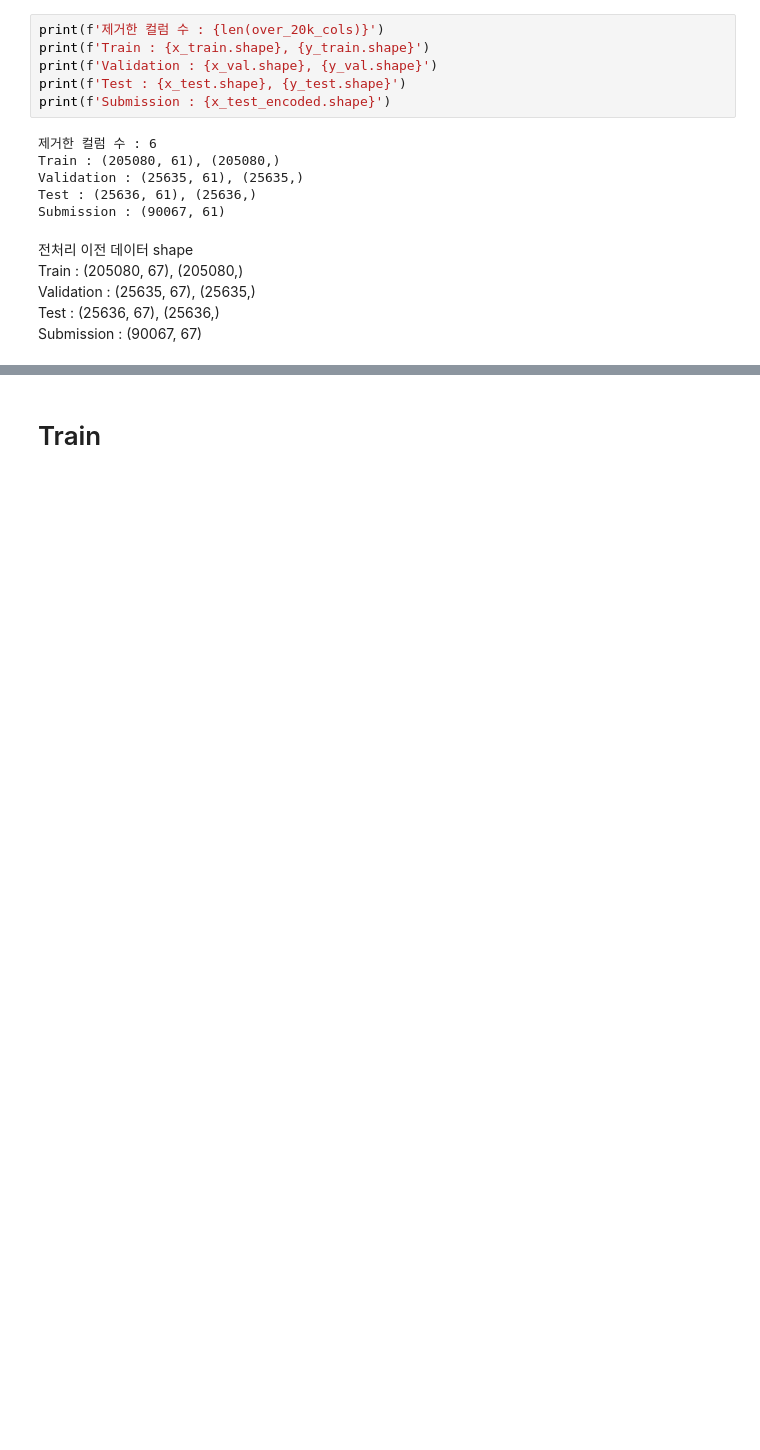
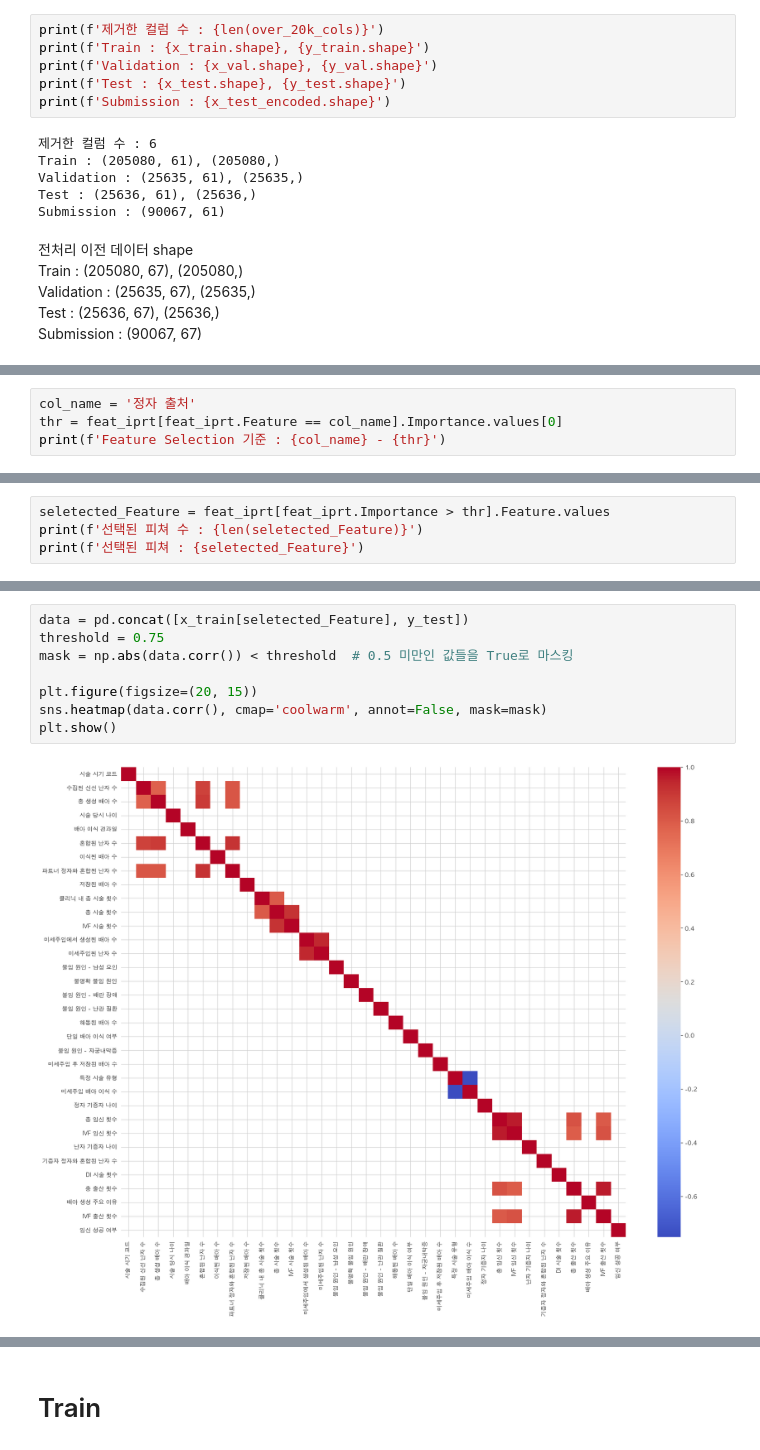
Before and after one commit to LEEINSEO-0118/LG_Aimers_Infertility, a Jupyter notebook: Code/eda.ipynb, the cells around one changed output, grey strips where cells are left out. Cells and saved outputs as stored; diff of their text form; blank space fills up the shorter version.

Commit message:
feat : Add Feature Selection by RF

```diff
--- a/Code/eda.ipynb
+++ b/Code/eda.ipynb
@@ -376,0 +414,4 @@ x_train[list(cols_for_std)].describe()
+# %%
+col_name = '정자 출처'
+thr = feat_iprt[feat_iprt.Feature == col_name].Importance.values[0]
+print(f'Feature Selection 기준 : {col_name} - {thr}')
@@ -376,0 +420,4 @@ x_train[list(cols_for_std)].describe()
+# %%
+seletected_Feature = feat_iprt[feat_iprt.Importance > thr].Feature.values
+print(f'선택된 피쳐 수 : {len(seletected_Feature)}')
+print(f'선택된 피쳐 : {seletected_Feature}')
@@ -376,0 +433,10 @@ x_train[list(cols_for_std)].describe()
+# %%
+data = pd.concat([x_train[seletected_Feature], y_test])
+threshold = 0.75
+mask = np.abs(data.corr()) < threshold  # 0.5 미만인 값들을 True로 마스킹
+
+plt.figure(figsize=(20, 15))
+sns.heatmap(data.corr(), cmap='coolwarm', annot=False, mask=mask)
+plt.show()
+# %% [output]
+[figure, added]
```
Also changed, not shown: parts of 30 cells of this notebook.
